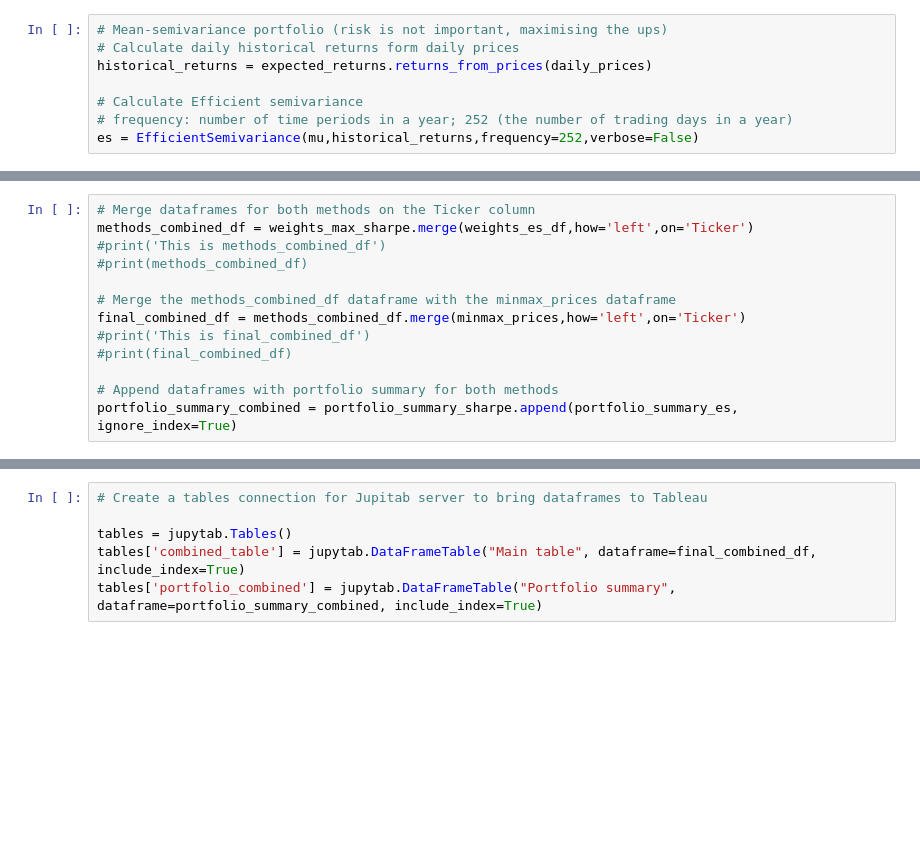
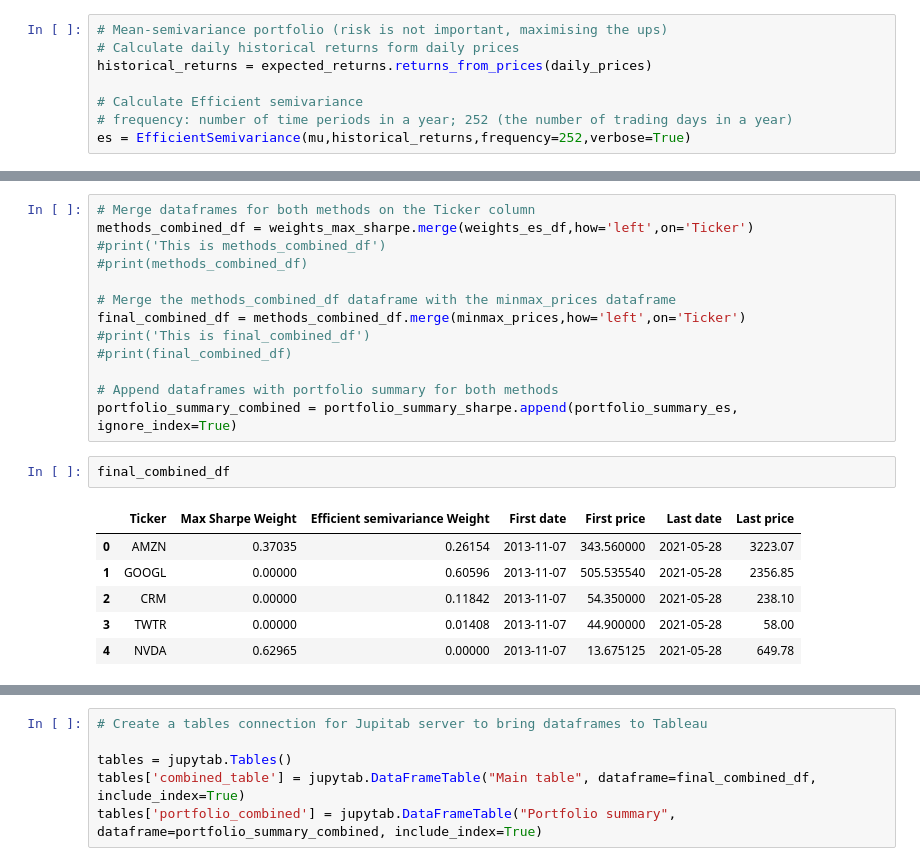
Before and after one commit to anyalitica/tableau-portfolio-optimisation-hackathon, a Jupyter notebook: portfolio-optimisation.ipynb, the cells around one changed output, grey strips where cells are left out. Saved outputs shown, nothing was run; the diff lists cells and outputs as text; blank space fills up the shorter version.

```diff
--- a/portfolio-optimisation.ipynb
+++ b/portfolio-optimisation.ipynb
@@ -292,4 +271,4 @@ historical_returns = expected_returns.returns_from_prices(daily_prices)
 
 # Calculate Efficient semivariance
 # frequency: number of time periods in a year; 252 (the number of trading days in a year)
-es = EfficientSemivariance(mu,historical_returns,frequency=252,verbose=False)
+es = EfficientSemivariance(mu,historical_returns,frequency=252,verbose=True)
@@ -429,3 +401,12 @@ final_combined_df = methods_combined_df.merge(minmax_prices,how='left',on='Ticke
 
 # Append dataframes with portfolio summary for both methods
 portfolio_summary_combined = portfolio_summary_sharpe.append(portfolio_summary_es, ignore_index=True)
+# %%
+final_combined_df
+# %% [output]
+|  | Ticker | Max Sharpe Weight | Efficient semivariance Weight | First date | First price | Last date | Last price |
+| 0 | AMZN | 0.37035 | 0.26154 | 2013-11-07 | 343.560000 | 2021-05-28 | 3223.07 |
+| 1 | GOOGL | 0.00000 | 0.60596 | 2013-11-07 | 505.535540 | 2021-05-28 | 2356.85 |
+| 2 | CRM | 0.00000 | 0.11842 | 2013-11-07 | 54.350000 | 2021-05-28 | 238.10 |
+| 3 | TWTR | 0.00000 | 0.01408 | 2013-11-07 | 44.900000 | 2021-05-28 | 58.00 |
+| 4 | NVDA | 0.62965 | 0.00000 | 2013-11-07 | 13.675125 | 2021-05-28 | 649.78 |
```
Also changed, not shown: parts of 30 cells of this notebook.
